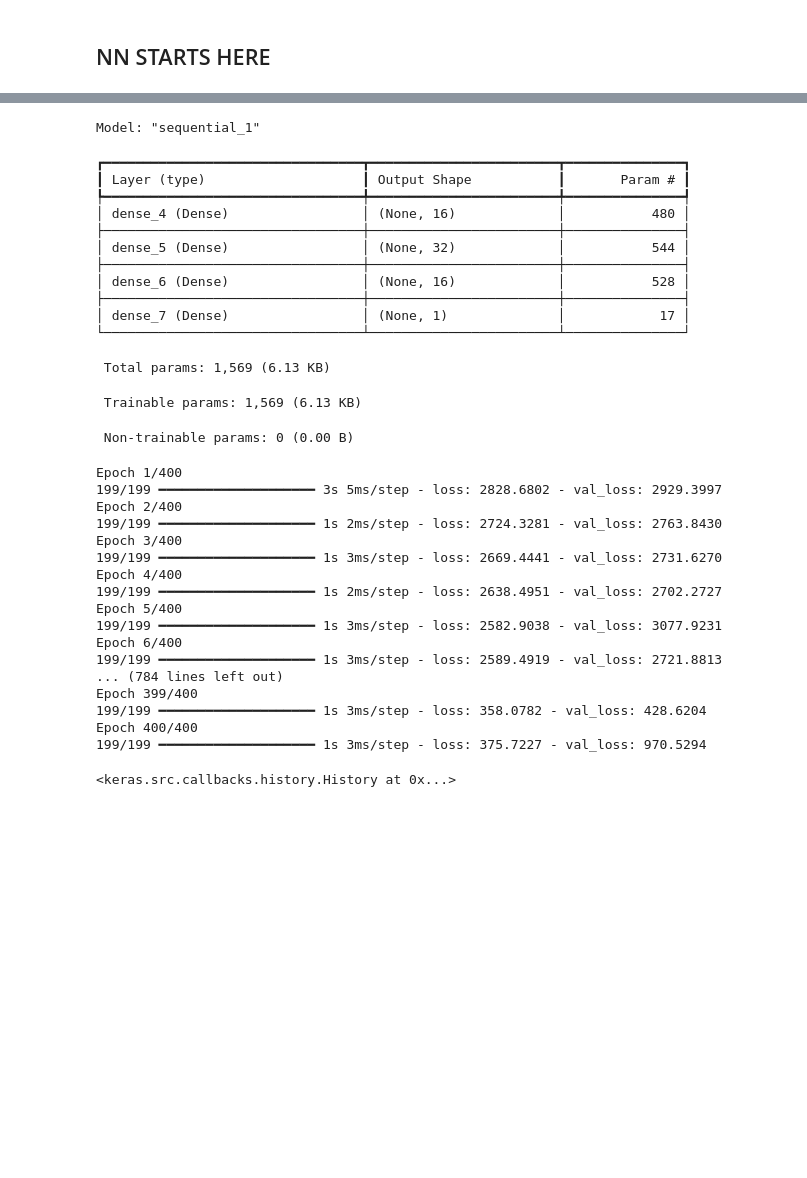
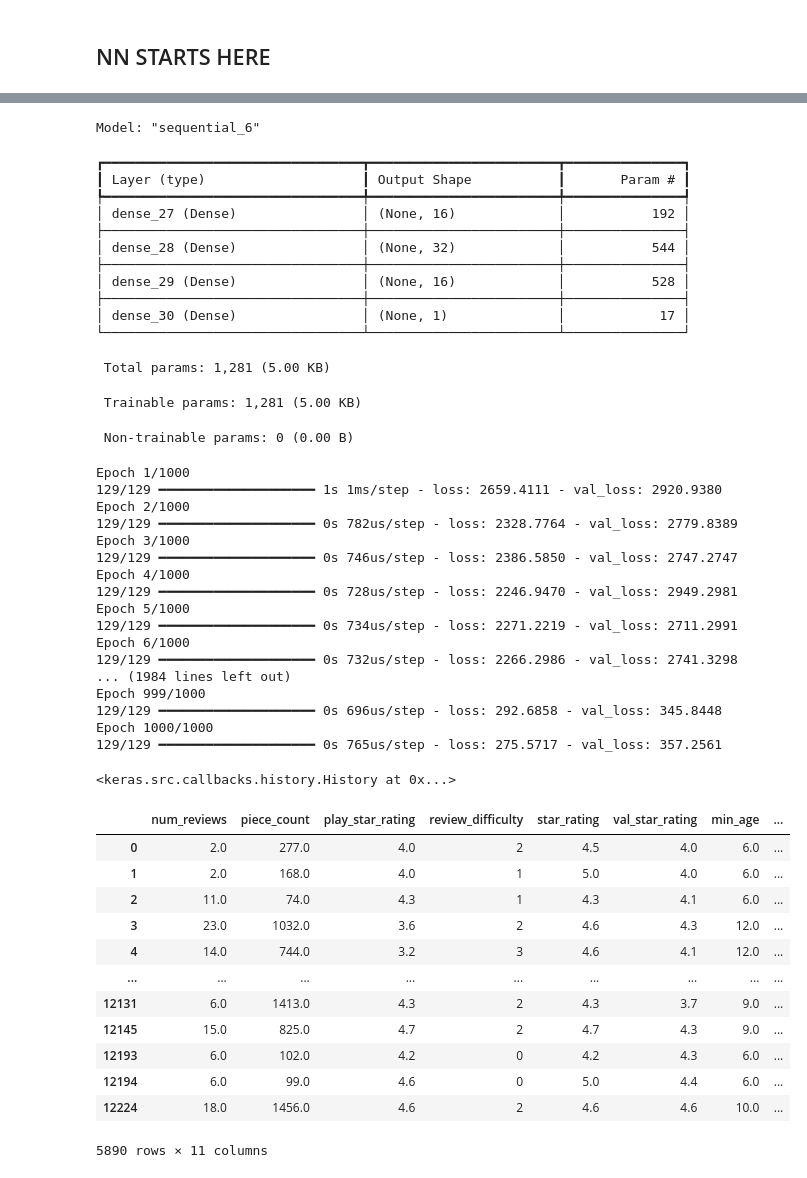
Before and after one commit to NikoVuokila/Deep_learning, a Jupyter notebook: Lecture1/exercise1_code.ipynb, the cells around one changed output, grey strips where cells are left out. Drawn from its saved outputs; the diff is of its cells as text; code cells hidden in the pictures; blank space fills up the shorter version.

```diff
--- a/Lecture1/exercise1_code.ipynb
+++ b/Lecture1/exercise1_code.ipynb
@@ -271,7 +234,7 @@ variable_amount = len(X.columns)
 # output layer in regression is always 1 node without activation function
 model = keras.Sequential(
     [
-        layers.Dense(16, activation="relu", input_shape=(variable_amount,)),
+        layers.Dense(16, activation="relu", input_shape=(variable_amount,), ),
         layers.Dense(32, activation="relu"),
         layers.Dense(16, activation="relu"),
         layers.Dense(1)
@@ -285,46 +248,62 @@ model.compile(optimizer='adam', loss='mse')
 
 model.summary()
 # %% [output]
-Model: "sequential_1"
+Model: "sequential_6"
 ┏━━━━━━━━━━━━━━━━━━━━━━━━━━━━━━━━━┳━━━━━━━━━━━━━━━━━━━━━━━━┳━━━━━━━━━━━━━━━┓
 ┃ Layer (type)                    ┃ Output Shape           ┃       Param # ┃
 ┡━━━━━━━━━━━━━━━━━━━━━━━━━━━━━━━━━╇━━━━━━━━━━━━━━━━━━━━━━━━╇━━━━━━━━━━━━━━━┩
-│ dense_4 (Dense)                 │ (None, 16)             │           480 │
+│ dense_27 (Dense)                │ (None, 16)             │           192 │
 ├─────────────────────────────────┼────────────────────────┼───────────────┤
-│ dense_5 (Dense)                 │ (None, 32)             │           544 │
+│ dense_28 (Dense)                │ (None, 32)             │           544 │
 ├─────────────────────────────────┼────────────────────────┼───────────────┤
-│ dense_6 (Dense)                 │ (None, 16)             │           528 │
+│ dense_29 (Dense)                │ (None, 16)             │           528 │
 ├─────────────────────────────────┼────────────────────────┼───────────────┤
-│ dense_7 (Dense)                 │ (None, 1)              │            17 │
+│ dense_30 (Dense)                │ (None, 1)              │            17 │
 └─────────────────────────────────┴────────────────────────┴───────────────┘
- Total params: 1,569 (6.13 KB)
+ Total params: 1,281 (5.00 KB)
- Trainable params: 1,569 (6.13 KB)
+ Trainable params: 1,281 (5.00 KB)
  Non-trainable params: 0 (0.00 B)
 # %%
 
 
 # train/fit neural network with validation data
 # see the instructions on the train/test -split above on how to split the data correctly
-model.fit(x=X_train, y=y_train, epochs=400, validation_data=(X_val, y_val))
+model.fit(x=X_train, y=y_train, epochs=1000, validation_data=(X_val, y_val))
 # %% [output]
-Epoch 1/400
-199/199 ━━━━━━━━━━━━━━━━━━━━ 3s 5ms/step - loss: 2828.6802 - val_loss: 2929.3997
-Epoch 2/400
-199/199 ━━━━━━━━━━━━━━━━━━━━ 1s 2ms/step - loss: 2724.3281 - val_loss: 2763.8430
-Epoch 3/400
-199/199 ━━━━━━━━━━━━━━━━━━━━ 1s 3ms/step - loss: 2669.4441 - val_loss: 2731.6270
-Epoch 4/400
-199/199 ━━━━━━━━━━━━━━━━━━━━ 1s 2ms/step - loss: 2638.4951 - val_loss: 2702.2727
-Epoch 5/400
-199/199 ━━━━━━━━━━━━━━━━━━━━ 1s 3ms/step - loss: 2582.9038 - val_loss: 3077.9231
-Epoch 6/400
-199/199 ━━━━━━━━━━━━━━━━━━━━ 1s 3ms/step - loss: 2589.4919 - val_loss: 2721.8813
-... (784 lines left out)
-Epoch 399/400
-199/199 ━━━━━━━━━━━━━━━━━━━━ 1s 3ms/step - loss: 358.0782 - val_loss: 428.6204
-Epoch 400/400
-199/199 ━━━━━━━━━━━━━━━━━━━━ 1s 3ms/step - loss: 375.7227 - val_loss: 970.5294
+Epoch 1/1000
+129/129 ━━━━━━━━━━━━━━━━━━━━ 1s 1ms/step - loss: 2659.4111 - val_loss: 2920.9380
+Epoch 2/1000
+129/129 ━━━━━━━━━━━━━━━━━━━━ 0s 782us/step - loss: 2328.7764 - val_loss: 2779.8389
+Epoch 3/1000
+129/129 ━━━━━━━━━━━━━━━━━━━━ 0s 746us/step - loss: 2386.5850 - val_loss: 2747.2747
+Epoch 4/1000
+129/129 ━━━━━━━━━━━━━━━━━━━━ 0s 728us/step - loss: 2246.9470 - val_loss: 2949.2981
+Epoch 5/1000
+129/129 ━━━━━━━━━━━━━━━━━━━━ 0s 734us/step - loss: 2271.2219 - val_loss: 2711.2991
+Epoch 6/1000
+129/129 ━━━━━━━━━━━━━━━━━━━━ 0s 732us/step - loss: 2266.2986 - val_loss: 2741.3298
+... (1984 lines left out)
+Epoch 999/1000
+129/129 ━━━━━━━━━━━━━━━━━━━━ 0s 696us/step - loss: 292.6858 - val_loss: 345.8448
+Epoch 1000/1000
+129/129 ━━━━━━━━━━━━━━━━━━━━ 0s 765us/step - loss: 275.5717 - val_loss: 357.2561
 <keras.src.callbacks.history.History at 0x...>
+# %%
+X
+# %% [output]
+|  | num_reviews | piece_count | play_star_rating | review_difficulty | star_rating | val_star_rating | min_age | ... |
+| 0 | 2.0 | 277.0 | 4.0 | 2 | 4.5 | 4.0 | 6.0 | ... |
+| 1 | 2.0 | 168.0 | 4.0 | 1 | 5.0 | 4.0 | 6.0 | ... |
+| 2 | 11.0 | 74.0 | 4.3 | 1 | 4.3 | 4.1 | 6.0 | ... |
+| 3 | 23.0 | 1032.0 | 3.6 | 2 | 4.6 | 4.3 | 12.0 | ... |
+| 4 | 14.0 | 744.0 | 3.2 | 3 | 4.6 | 4.1 | 12.0 | ... |
+| ... | ... | ... | ... | ... | ... | ... | ... | ... |
+| 12131 | 6.0 | 1413.0 | 4.3 | 2 | 4.3 | 3.7 | 9.0 | ... |
+| 12145 | 15.0 | 825.0 | 4.7 | 2 | 4.7 | 4.3 | 9.0 | ... |
+| 12193 | 6.0 | 102.0 | 4.2 | 0 | 4.2 | 4.3 | 6.0 | ... |
+| 12194 | 6.0 | 99.0 | 4.6 | 0 | 5.0 | 4.4 | 6.0 | ... |
+| 12224 | 18.0 | 1456.0 | 4.6 | 2 | 4.6 | 4.6 | 10.0 | ... |
+5890 rows × 11 columns
 # %%
 # let's use pandas for this (easy code)
 # try to look if the model is actually training
```
Also changed, not shown: parts of 17 cells of this notebook, 3 other files.
